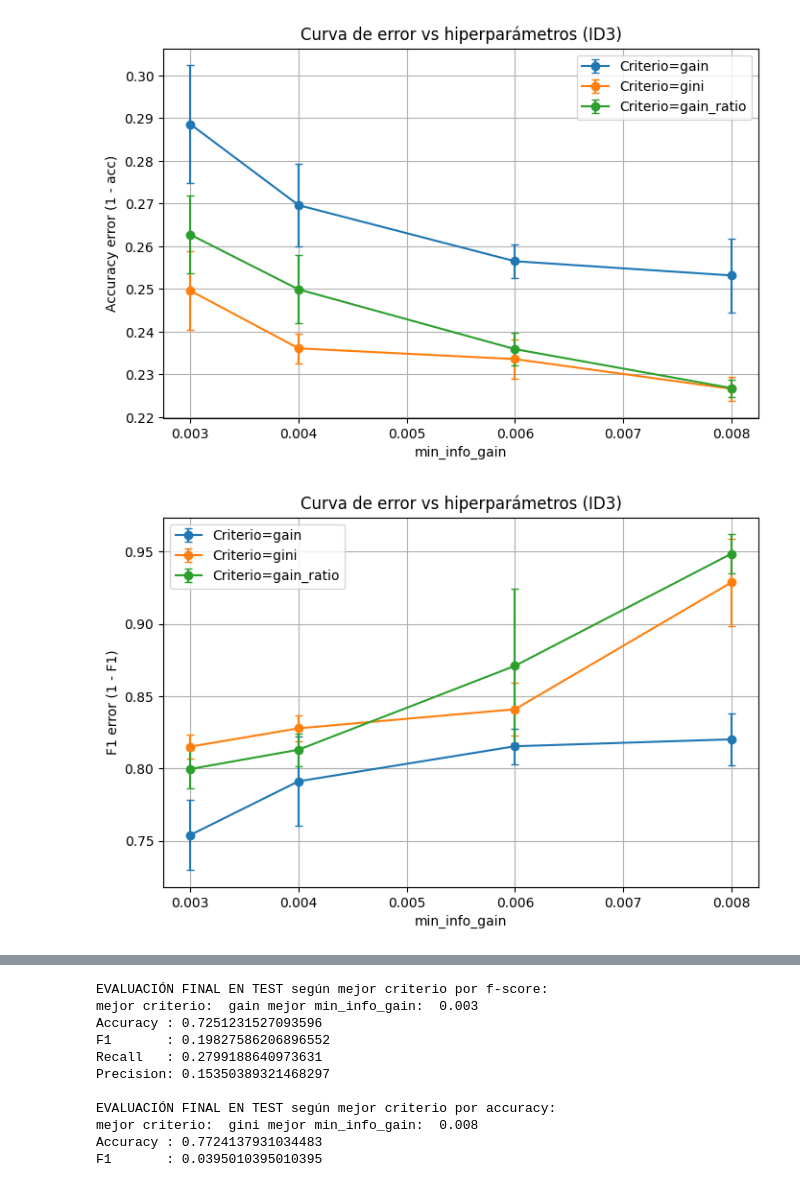
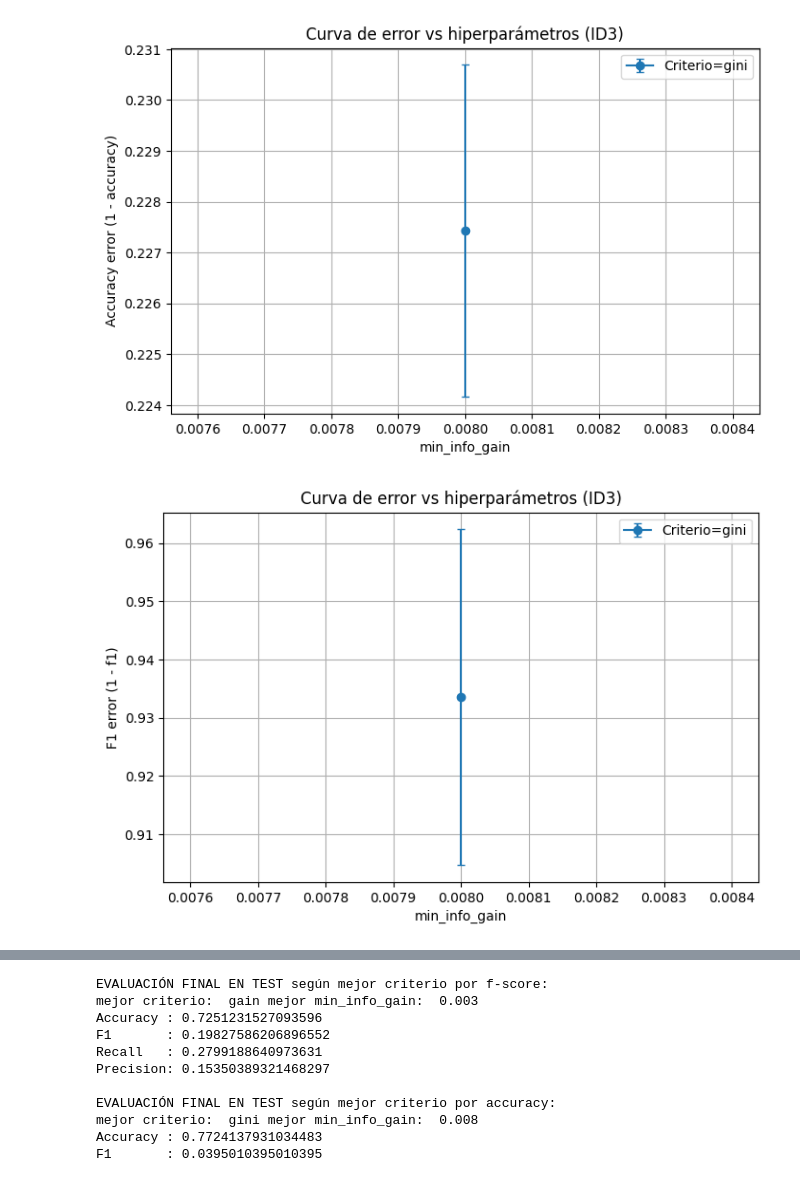
Before and after one commit to Ezequiel-Capo/MachineLearningLab, a Jupyter notebook: LAB1/Script/evaluacion_modelos.ipynb, the cells around one changed output, grey strips where cells are left out. Cells and saved outputs as stored; diff of their text form; code cells hidden in the pictures.

```diff
--- a/LAB1/Script/evaluacion_modelos.ipynb
+++ b/LAB1/Script/evaluacion_modelos.ipynb
@@ -12,41 +12,44 @@ import importlib
 importlib.reload(t)
 
 # Carga dataset
-S = t.cargarDataset("data_dia")
+S = t.cargarDataset("data_dia1")
 
 # Configuración atributos y objetivo válidos
 X = S[X_config]
 
 y = S[y_config].squeeze() #pasa de df a serie
 
-#configuración de hiperparámetros a evaluar
-criterios = ["gain", "gini", "gain_ratio"]
-min_info_gains = [0.003, 0.004, 0.006, 0.008]
+# #configuración de hiperparámetros a evaluar
+# criterios = ["gain", "gini", "gain_ratio"]
+# min_info_gains = [0.003, 0.004, 0.006, 0.008]
+
+criterios = ["gini"]
+min_info_gains = [0.008]
 
 # Train/Test split (80/20 estratificado)
 X_train, X_test, y_train, y_test, = t.split_data(X,y)
 
 # Validación cruzada para selección de hiperparámetros
-df_validacion, best_cfg_F, best_cfg_A = t.validarModelo(X_train, y_train, n_splits=5, criterios=criterios, hiperparams=min_info_gains)
+df_validacion, best_cfg_F, best_cfg_A, best_cfg_P, best_cfg_R = t.validarModelo(X_train, y_train, n_splits=5, criterios=criterios, hiperparams=min_info_gains)
 
 t.funcGraficaError(df_validacion, metric="accuracy", modelo="ID3")
 t.funcGraficaError(df_validacion, metric="f1", modelo="ID3")
 
 print("\n Resultados CV")
 print(df_validacion.round(4).to_string(index=False))
 
 # print("\nMEJOR CONFIGURACIÓN EN TRAIN (según F1):")
 # print(best_cfg_F)
 
 # print("\nMEJOR CONFIGURACIÓN EN TRAIN (según accuracy):")
 # print(best_cfg_A)
 
 #tiempo est: 16min
 
 #config optima acc: gini, 0.008 (0.7734 mean)
 
 #config optima f1: gini, 0.000. Pero no usaría hiperparámetro nulo. (0.2737 mean)
 # %% [output]
-[figure, old version]
+[figure, new version]
-[figure, old version]
+[figure, new version]
  Resultados CV
```
Also changed, not shown: parts of 6 cells of this notebook, 8 other files.
